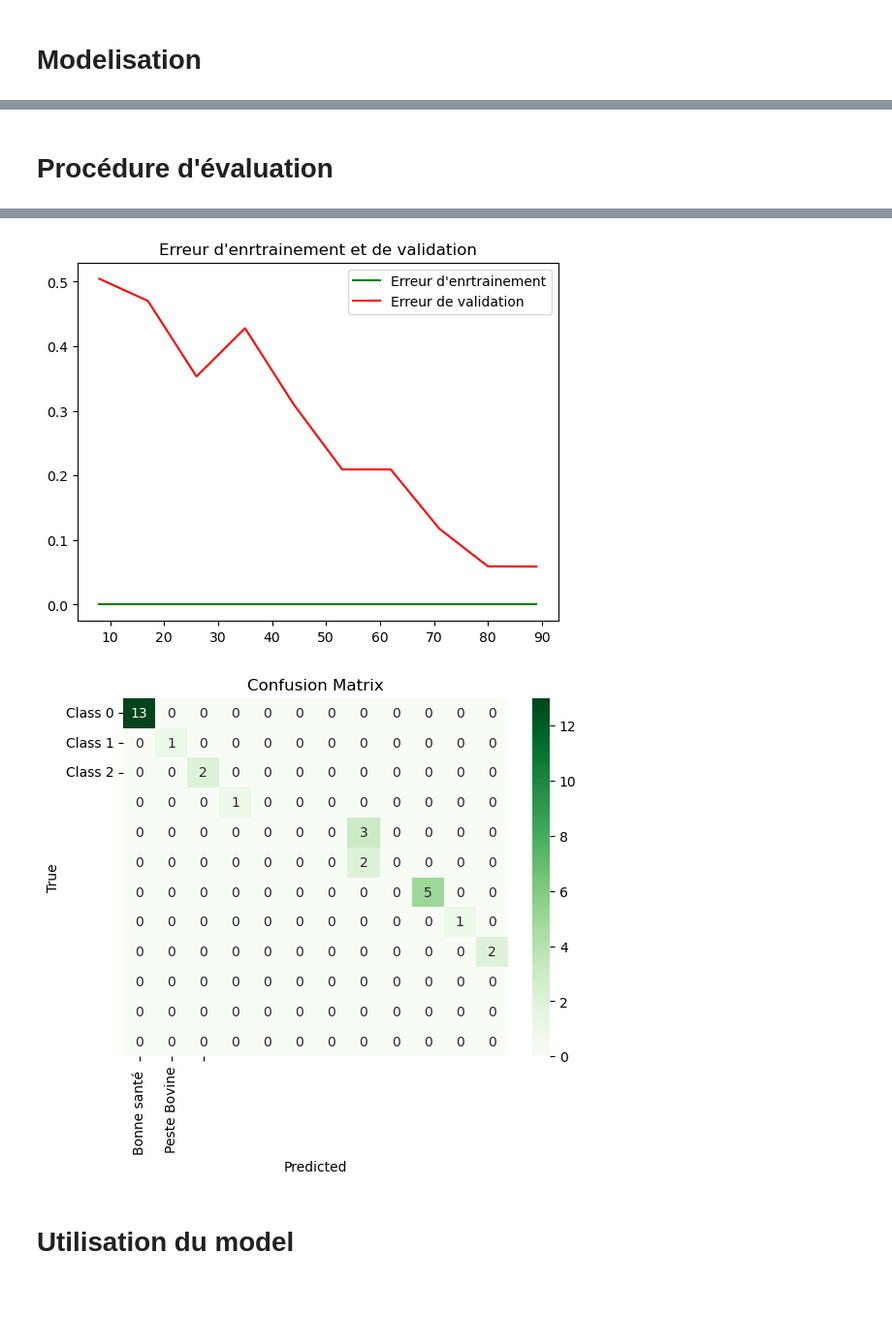
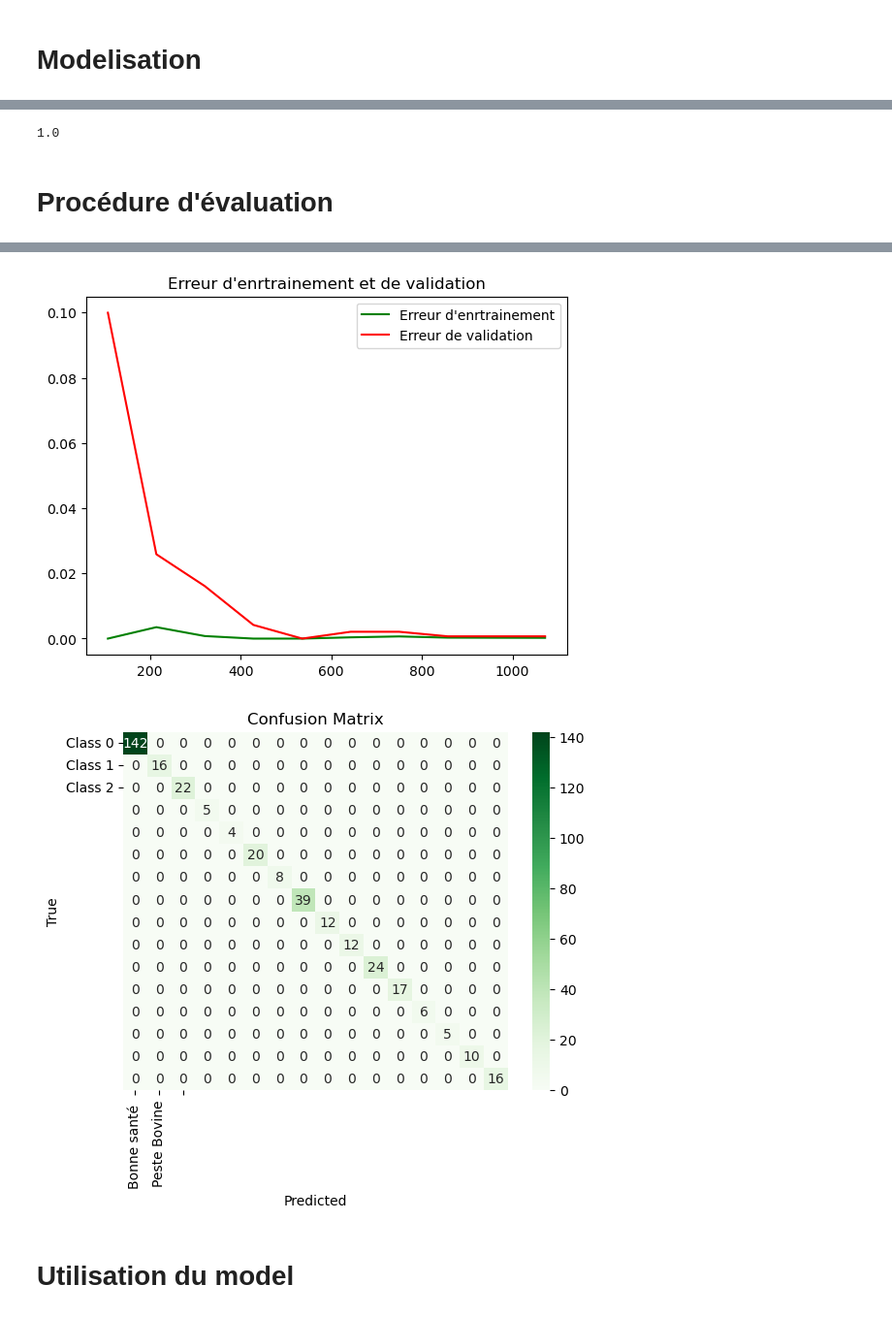
Before and after one commit to Songnia/Machine_Learning, a Jupyter notebook: algoritme.ipynb, the cells around one changed output, grey strips where cells are left out. Shown at 97% size. Cells and saved outputs as stored; diff of their text form; code cells hidden in the pictures.

```diff
--- a/algoritme.ipynb
+++ b/algoritme.ipynb
@@ -225,6 +227,3 @@ https://gist.github.com/mwaskom/de44147ed2974457ad6372750bbe5751
 # PRE-PROCESSSING
 # %% [markdown]
 ## Remplacer NaN par Bonne santé
-# %%
-data_copy['Diagnostique'] = data_copy['Diagnostique'].fillna("Bonne santé ")
-data_copy['Diagnostique'].value_counts().plot.pie()
@@ -234,3 +230,15 @@ data_copy['Diagnostique'].value_counts().plot.pie()
 # %%
-#Creation des train et  test set
-train_set , test_set = train_test_split(data_copy, test_size=0.2, random_state=0)
+# Duplication aléatoire des lignes existantes
+data_augmented = data_copy.sample(frac=12, replace=True)
+
+# Ajout de bruit gaussien aux colonnes numériques avec la moyenne actuelle
+numeric_columns = data.select_dtypes(include=[np.number]).columns
+data_augmented[numeric_columns] += np.random.normal(loc=0, scale=0.1, size=(len(data_augmented), len(numeric_columns)))
+
+# Réinitialisez les index pour éviter des problèmes potentiels
+data_augmented.reset_index(drop=True, inplace=True)
+
+
+data_augmented['Diagnostique'] = data_augmented['Diagnostique'].fillna("Bonne santé ")
+train_set , test_set = train_test_split(data_augmented, test_size=0.2, random_state=0)
+data_augmented.shape
@@ -275,3 +304,11 @@ model = DecisionTreeClassifier(random_state=0)
+# %%
+best_depth = 4
+final_model = DecisionTreeClassifier(max_depth=best_depth)
+final_model.fit(x_train,y_train)
+
+final_model.score(x_test,y_test)
+# %% [output]
+1.0
 # %% [markdown]
 # Procédure d'évaluation
 # %%
@@ -279,15 +316,16 @@ model = DecisionTreeClassifier(random_state=0)
 
 def evaluation(model):
 
-    model.fit(x_train, y_train)
-    predition = model.predict(x_test)
+    final_model.fit(x_train, y_train)
+    print(final_model.score(x_test,y_test))
+    predition = final_model.predict(x_test)
 
     print(confusion_matrix(y_test , predition))
     print(classification_report(y_test , predition))
     v = StratifiedKFold(n_splits=4)
     #Learning curve: UTILENT POUR COMPRENDRE SI NORTE MODEL EST EN OVER OU UNDER FITING
     #Comme nos targets ne sont pas binaire on utilisera: make_score avec une average='micro' ou 'macro'
-    N, train_score, val_score = learning_curve(model, x_train, y_train,
+    N, train_score, val_score = learning_curve(final_model, x_train, y_train,
                                                cv=v,scoring=make_scorer(f1_score, average='micro'),
                                                train_sizes = np.linspace(0.1, 1, 10))
     #plt.figure(figsize=(12,8))
@@ -314,5 +352,5 @@ def evaluation(model):
     plt.title('Confusion Matrix')
     plt.show()
 # %%
-evaluation(model)
+evaluation(final_model)
 # %% [output]
@@ -337,5 +375,5 @@ weighted avg       0.57      0.57      0.57        30
-[figure, old version]
+[figure, new version]
-[figure, old version]
+[figure, new version]
 # %%
 code = {
     'Fievre Aphteuse  Peste Bovine  Tripanosomiase Bovine  Brucellose':1,
```
Also changed, not shown: parts of 12 cells of this notebook.
